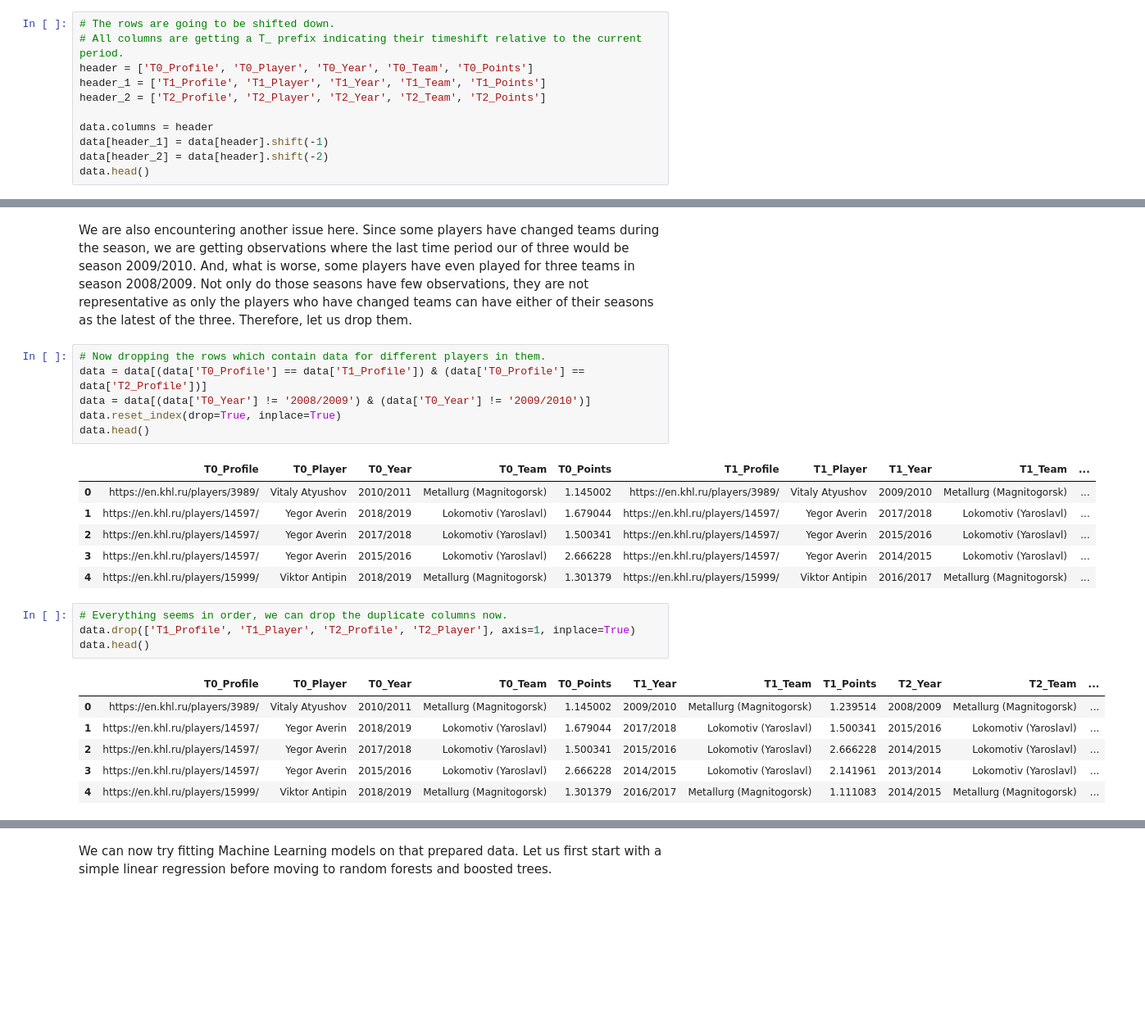
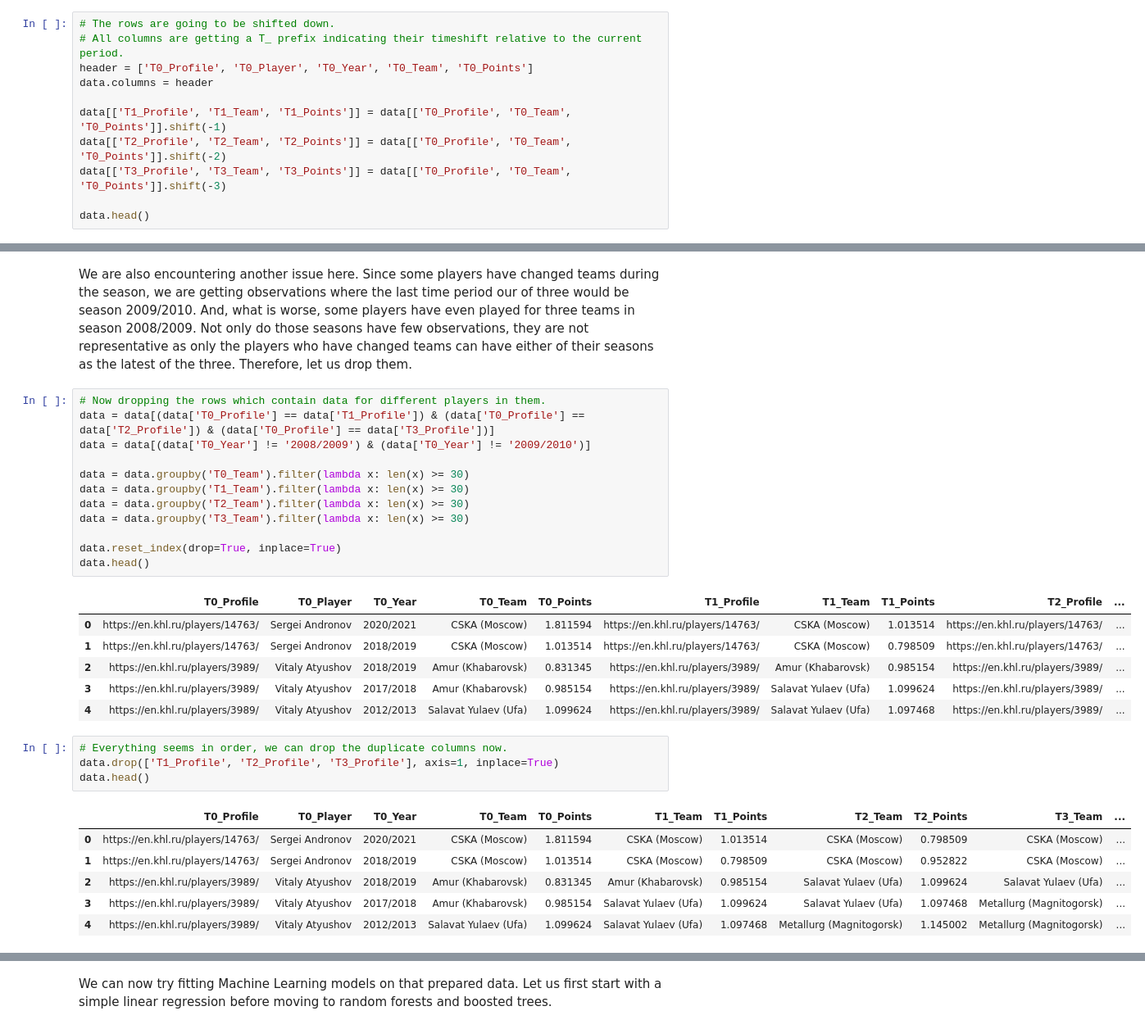
Before and after one commit to Dark-Hobbit/khl, a Jupyter notebook: analysing_player_data/predicting_season_points.ipynb, the cells around one changed output, grey strips where cells are left out. Shown at 82% size. Drawn from its saved outputs; the diff is of its cells as text; blank space fills up the shorter version.

```diff
--- a/analysing_player_data/predicting_season_points.ipynb
+++ b/analysing_player_data/predicting_season_points.ipynb
@@ -115,11 +115,11 @@ We now need to add the year/team/points data from the past two years to the data
 # The rows are going to be shifted down.
 # All columns are getting a T_ prefix indicating their timeshift relative to the current period.
 header = ['T0_Profile', 'T0_Player', 'T0_Year', 'T0_Team', 'T0_Points']
-header_1 = ['T1_Profile', 'T1_Player', 'T1_Year', 'T1_Team', 'T1_Points']
-header_2 = ['T2_Profile', 'T2_Player', 'T2_Year', 'T2_Team', 'T2_Points']
+data.columns = header
 
-data.columns = header
-data[header_1] = data[header].shift(-1)
-data[header_2] = data[header].shift(-2)
+data[['T1_Profile', 'T1_Team', 'T1_Points']] = data[['T0_Profile', 'T0_Team', 'T0_Points']].shift(-1)
+data[['T2_Profile', 'T2_Team', 'T2_Points']] = data[['T0_Profile', 'T0_Team', 'T0_Points']].shift(-2)
+data[['T3_Profile', 'T3_Team', 'T3_Points']] = data[['T0_Profile', 'T0_Team', 'T0_Points']].shift(-3)
+
 data.head()
 # %% [output]
@@ -142,28 +142,34 @@ data.tail(5)
 We are also encountering another issue here. Since some players have changed teams during the season, we are getting observations where the last time period our of three would be season 2009/2010. And, what is worse, some players have even played for three teams in season 2008/2009. Not only do those seasons have few observations, they are not representative as only the players who have changed teams can have either of their seasons as the latest of the three. Therefore, let us drop them.
 # %%
 # Now dropping the rows which contain data for different players in them.
-data = data[(data['T0_Profile'] == data['T1_Profile']) & (data['T0_Profile'] == data['T2_Profile'])]
+data = data[(data['T0_Profile'] == data['T1_Profile']) & (data['T0_Profile'] == data['T2_Profile']) & (data['T0_Profile'] == data['T3_Profile'])]
 data = data[(data['T0_Year'] != '2008/2009') & (data['T0_Year'] != '2009/2010')]
+
+data = data.groupby('T0_Team').filter(lambda x: len(x) >= 30)
+data = data.groupby('T1_Team').filter(lambda x: len(x) >= 30)
+data = data.groupby('T2_Team').filter(lambda x: len(x) >= 30)
+data = data.groupby('T3_Team').filter(lambda x: len(x) >= 30)
+
 data.reset_index(drop=True, inplace=True)
 data.head()
 # %% [output]
-|  | T0_Profile | T0_Player | T0_Year | T0_Team | T0_Points | T1_Profile | T1_Player | T1_Year | T1_Team | ... |
-| 0 | https://en.khl.ru/players/3989/ | Vitaly Atyushov | 2010/2011 | Metallurg (Magnitogorsk) | 1.145002 | https://en.khl.ru/players/3989/ | Vitaly Atyushov | 2009/2010 | Metallurg (Magnitogorsk) | ... |
-| 1 | https://en.khl.ru/players/14597/ | Yegor Averin | 2018/2019 | Lokomotiv (Yaroslavl) | 1.679044 | https://en.khl.ru/players/14597/ | Yegor Averin | 2017/2018 | Lokomotiv (Yaroslavl) | ... |
-| 2 | https://en.khl.ru/players/14597/ | Yegor Averin | 2017/2018 | Lokomotiv (Yaroslavl) | 1.500341 | https://en.khl.ru/players/14597/ | Yegor Averin | 2015/2016 | Lokomotiv (Yaroslavl) | ... |
-| 3 | https://en.khl.ru/players/14597/ | Yegor Averin | 2015/2016 | Lokomotiv (Yaroslavl) | 2.666228 | https://en.khl.ru/players/14597/ | Yegor Averin | 2014/2015 | Lokomotiv (Yaroslavl) | ... |
-| 4 | https://en.khl.ru/players/15999/ | Viktor Antipin | 2018/2019 | Metallurg (Magnitogorsk) | 1.301379 | https://en.khl.ru/players/15999/ | Viktor Antipin | 2016/2017 | Metallurg (Magnitogorsk) | ... |
+|  | T0_Profile | T0_Player | T0_Year | T0_Team | T0_Points | T1_Profile | T1_Team | T1_Points | T2_Profile | ... |
+| 0 | https://en.khl.ru/players/14763/ | Sergei Andronov | 2020/2021 | CSKA (Moscow) | 1.811594 | https://en.khl.ru/players/14763/ | CSKA (Moscow) | 1.013514 | https://en.khl.ru/players/14763/ | ... |
+| 1 | https://en.khl.ru/players/14763/ | Sergei Andronov | 2018/2019 | CSKA (Moscow) | 1.013514 | https://en.khl.ru/players/14763/ | CSKA (Moscow) | 0.798509 | https://en.khl.ru/players/14763/ | ... |
+| 2 | https://en.khl.ru/players/3989/ | Vitaly Atyushov | 2018/2019 | Amur (Khabarovsk) | 0.831345 | https://en.khl.ru/players/3989/ | Amur (Khabarovsk) | 0.985154 | https://en.khl.ru/players/3989/ | ... |
+| 3 | https://en.khl.ru/players/3989/ | Vitaly Atyushov | 2017/2018 | Amur (Khabarovsk) | 0.985154 | https://en.khl.ru/players/3989/ | Salavat Yulaev (Ufa) | 1.099624 | https://en.khl.ru/players/3989/ | ... |
+| 4 | https://en.khl.ru/players/3989/ | Vitaly Atyushov | 2012/2013 | Salavat Yulaev (Ufa) | 1.099624 | https://en.khl.ru/players/3989/ | Salavat Yulaev (Ufa) | 1.097468 | https://en.khl.ru/players/3989/ | ... |
 # %%
 # Everything seems in order, we can drop the duplicate columns now.
-data.drop(['T1_Profile', 'T1_Player', 'T2_Profile', 'T2_Player'], axis=1, inplace=True)
+data.drop(['T1_Profile', 'T2_Profile', 'T3_Profile'], axis=1, inplace=True)
 data.head()
 # %% [output]
-|  | T0_Profile | T0_Player | T0_Year | T0_Team | T0_Points | T1_Year | T1_Team | T1_Points | T2_Year | T2_Team | ... |
-| 0 | https://en.khl.ru/players/3989/ | Vitaly Atyushov | 2010/2011 | Metallurg (Magnitogorsk) | 1.145002 | 2009/2010 | Metallurg (Magnitogorsk) | 1.239514 | 2008/2009 | Metallurg (Magnitogorsk) | ... |
-| 1 | https://en.khl.ru/players/14597/ | Yegor Averin | 2018/2019 | Lokomotiv (Yaroslavl) | 1.679044 | 2017/2018 | Lokomotiv (Yaroslavl) | 1.500341 | 2015/2016 | Lokomotiv (Yaroslavl) | ... |
-| 2 | https://en.khl.ru/players/14597/ | Yegor Averin | 2017/2018 | Lokomotiv (Yaroslavl) | 1.500341 | 2015/2016 | Lokomotiv (Yaroslavl) | 2.666228 | 2014/2015 | Lokomotiv (Yaroslavl) | ... |
-| 3 | https://en.khl.ru/players/14597/ | Yegor Averin | 2015/2016 | Lokomotiv (Yaroslavl) | 2.666228 | 2014/2015 | Lokomotiv (Yaroslavl) | 2.141961 | 2013/2014 | Lokomotiv (Yaroslavl) | ... |
-| 4 | https://en.khl.ru/players/15999/ | Viktor Antipin | 2018/2019 | Metallurg (Magnitogorsk) | 1.301379 | 2016/2017 | Metallurg (Magnitogorsk) | 1.111083 | 2014/2015 | Metallurg (Magnitogorsk) | ... |
+|  | T0_Profile | T0_Player | T0_Year | T0_Team | T0_Points | T1_Team | T1_Points | T2_Team | T2_Points | T3_Team | ... |
+| 0 | https://en.khl.ru/players/14763/ | Sergei Andronov | 2020/2021 | CSKA (Moscow) | 1.811594 | CSKA (Moscow) | 1.013514 | CSKA (Moscow) | 0.798509 | CSKA (Moscow) | ... |
+| 1 | https://en.khl.ru/players/14763/ | Sergei Andronov | 2018/2019 | CSKA (Moscow) | 1.013514 | CSKA (Moscow) | 0.798509 | CSKA (Moscow) | 0.952822 | CSKA (Moscow) | ... |
+| 2 | https://en.khl.ru/players/3989/ | Vitaly Atyushov | 2018/2019 | Amur (Khabarovsk) | 0.831345 | Amur (Khabarovsk) | 0.985154 | Salavat Yulaev (Ufa) | 1.099624 | Salavat Yulaev (Ufa) | ... |
+| 3 | https://en.khl.ru/players/3989/ | Vitaly Atyushov | 2017/2018 | Amur (Khabarovsk) | 0.985154 | Salavat Yulaev (Ufa) | 1.099624 | Salavat Yulaev (Ufa) | 1.097468 | Metallurg (Magnitogorsk) | ... |
+| 4 | https://en.khl.ru/players/3989/ | Vitaly Atyushov | 2012/2013 | Salavat Yulaev (Ufa) | 1.099624 | Salavat Yulaev (Ufa) | 1.097468 | Metallurg (Magnitogorsk) | 1.145002 | Metallurg (Magnitogorsk) | ... |
 # %%
 # We can now get dummies for our years and teams.
 dummies = data.copy()
```
Also changed, not shown: parts of 25 cells of this notebook, 1 other file.
